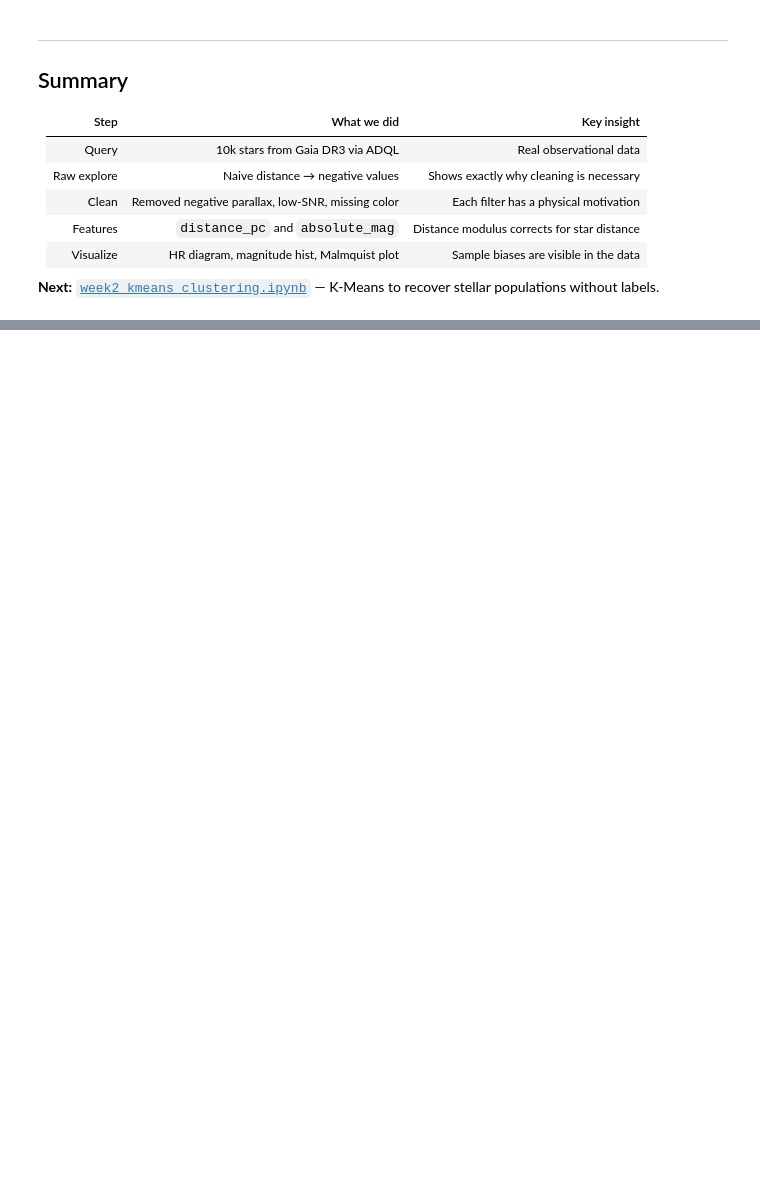
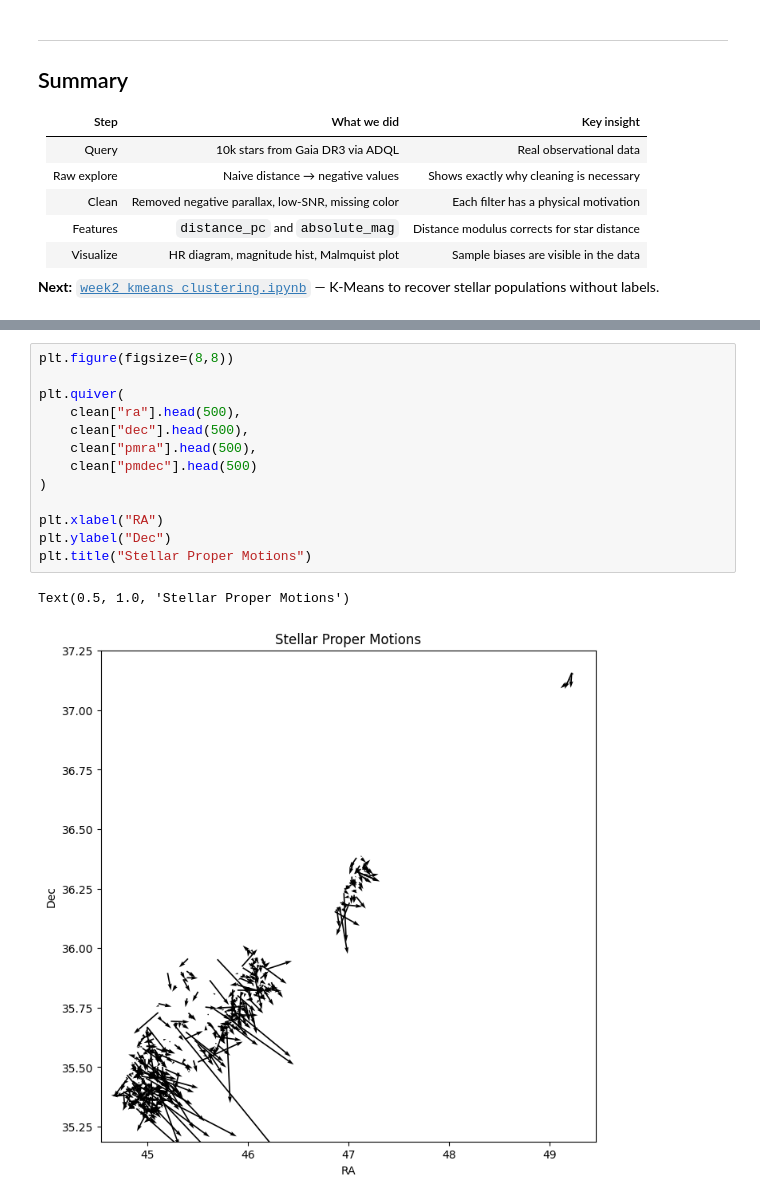
Before and after one commit to rn2293/gaia-explorer, a Jupyter notebook: notebooks/week1_gaia_exploration.ipynb, the cells around one changed output, grey strips where cells are left out. Drawn from its saved outputs; the diff is of its cells as text; blank space fills up the shorter version.

```diff
--- a/notebooks/week1_gaia_exploration.ipynb
+++ b/notebooks/week1_gaia_exploration.ipynb
@@ -186,0 +258,16 @@ visualize.plot_distance_vs_mag(clean)
+# %%
+plt.figure(figsize=(8,8))
+
+plt.quiver(
+    clean["ra"].head(500),
+    clean["dec"].head(500),
+    clean["pmra"].head(500),
+    clean["pmdec"].head(500)
+)
+
+plt.xlabel("RA")
+plt.ylabel("Dec")
+plt.title("Stellar Proper Motions")
+# %% [output]
+Text(0.5, 1.0, 'Stellar Proper Motions')
+[figure, added]
```
Also changed, not shown: parts of 19 cells of this notebook, 7 other files.
